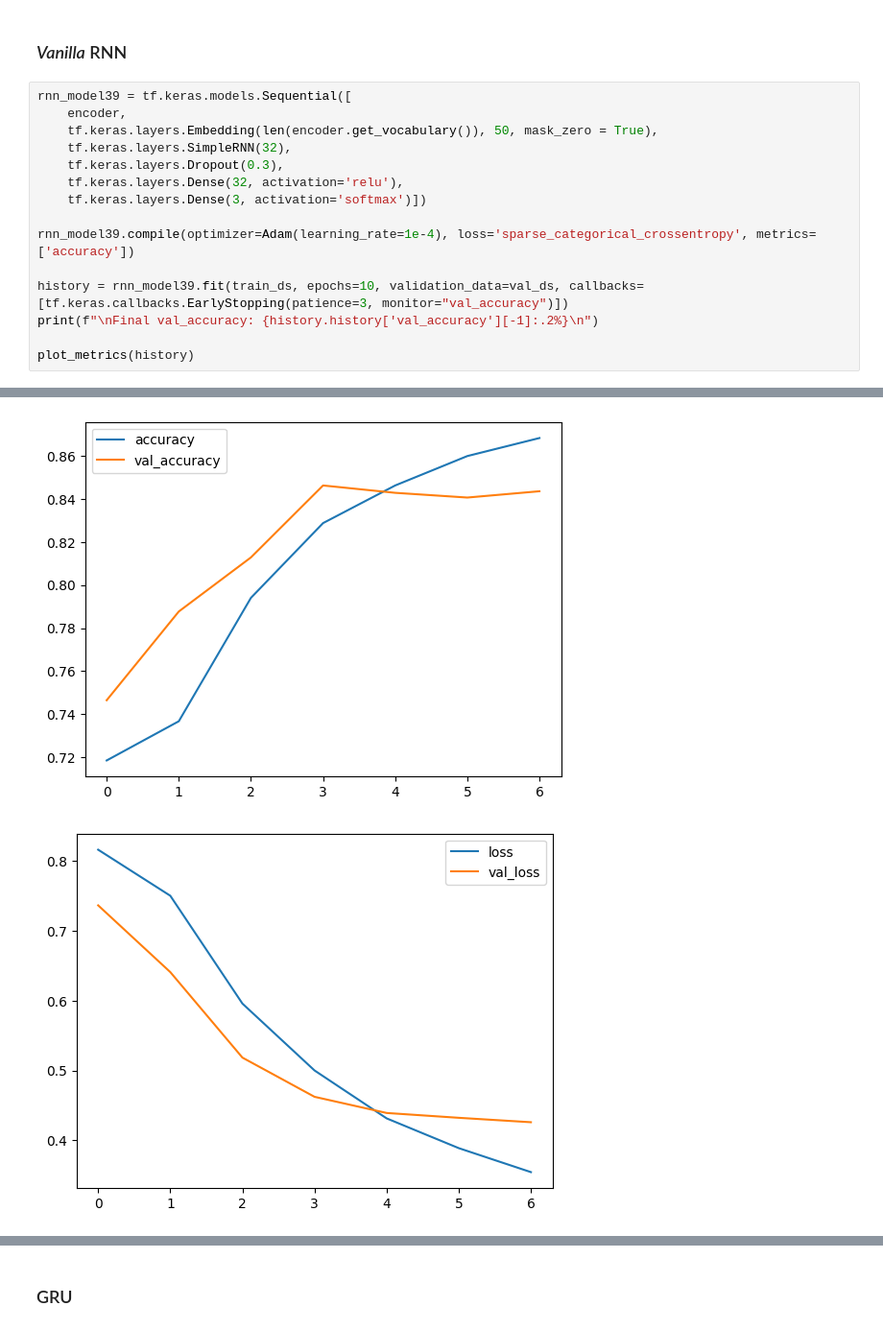
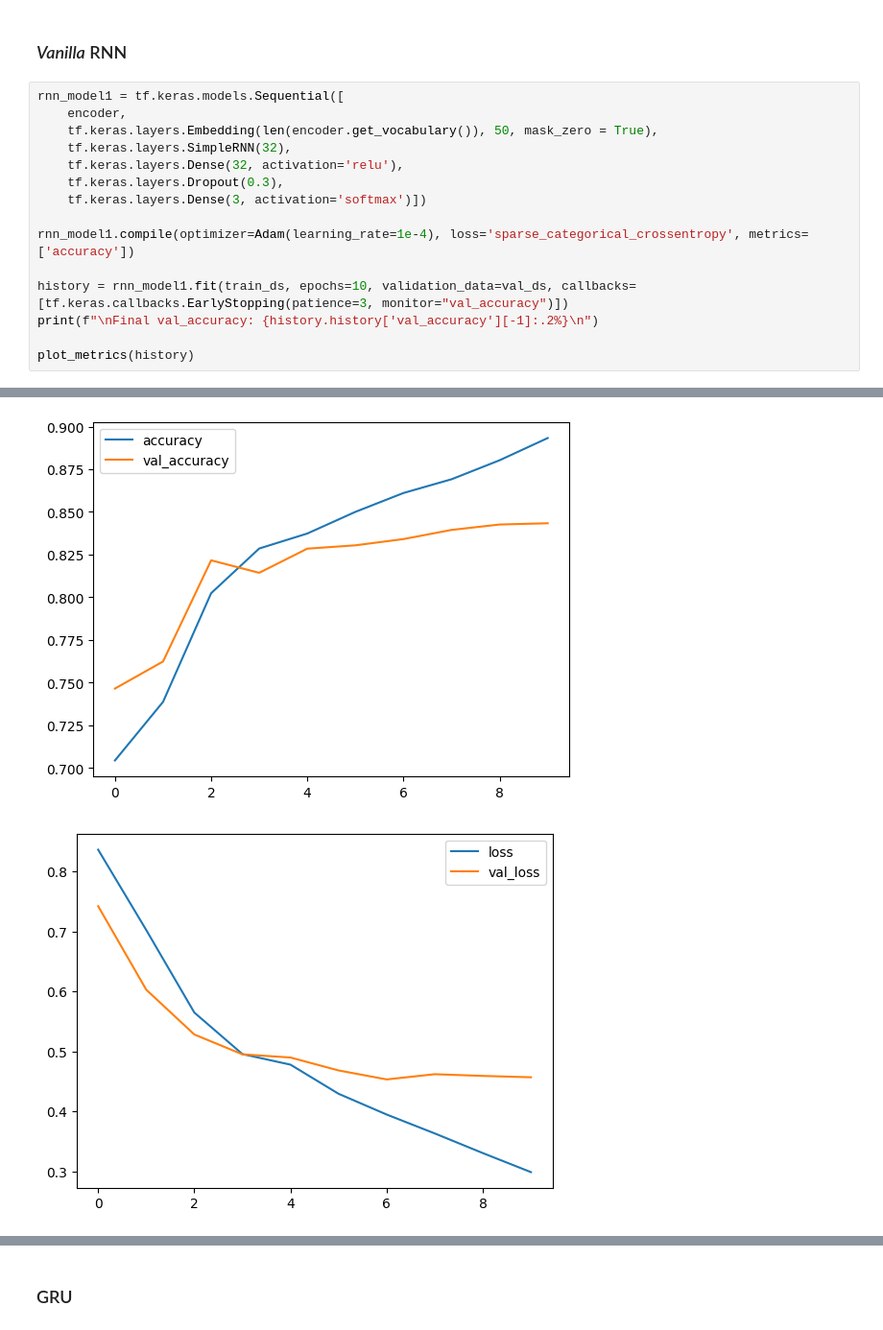
Before and after one commit to dsabljic/UUI-NLP-u-ugostiteljstvu, a Jupyter notebook: SentimentAnalysis.ipynb, the cells around one changed output, grey strips where cells are left out. Shown: that part at 96% size. Cells and saved outputs as stored; diff of their text form.

Commit message:
Popravljen dropout layer

```diff
--- a/SentimentAnalysis.ipynb
+++ b/SentimentAnalysis.ipynb
@@ -281,17 +281,17 @@ def plot_metrics(history):
 # %% [markdown]
 ### *Vanilla* RNN
 # %%
-rnn_model39 = tf.keras.models.Sequential([
+rnn_model1 = tf.keras.models.Sequential([
     encoder,
     tf.keras.layers.Embedding(len(encoder.get_vocabulary()), 50, mask_zero = True),
     tf.keras.layers.SimpleRNN(32),
+    tf.keras.layers.Dense(32, activation='relu'),
     tf.keras.layers.Dropout(0.3),
-    tf.keras.layers.Dense(32, activation='relu'),
     tf.keras.layers.Dense(3, activation='softmax')])
 
-rnn_model39.compile(optimizer=Adam(learning_rate=1e-4), loss='sparse_categorical_crossentropy', metrics=['accuracy'])
+rnn_model1.compile(optimizer=Adam(learning_rate=1e-4), loss='sparse_categorical_crossentropy', metrics=['accuracy'])
 
-history = rnn_model39.fit(train_ds, epochs=10, validation_data=val_ds, callbacks=[tf.keras.callbacks.EarlyStopping(patience=3, monitor="val_accuracy")])
+history = rnn_model1.fit(train_ds, epochs=10, validation_data=val_ds, callbacks=[tf.keras.callbacks.EarlyStopping(patience=3, monitor="val_accuracy")])
 print(f"\nFinal val_accuracy: {history.history['val_accuracy'][-1]:.2%}\n")
 
 plot_metrics(history)
@@ -315,3 +316,3 @@ Final val_accuracy: 84.36%
-[figure, old version]
+[figure, new version]
-[figure, old version]
+[figure, new version]
 # %%
```
Also changed, not shown: parts of 9 cells of this notebook.
